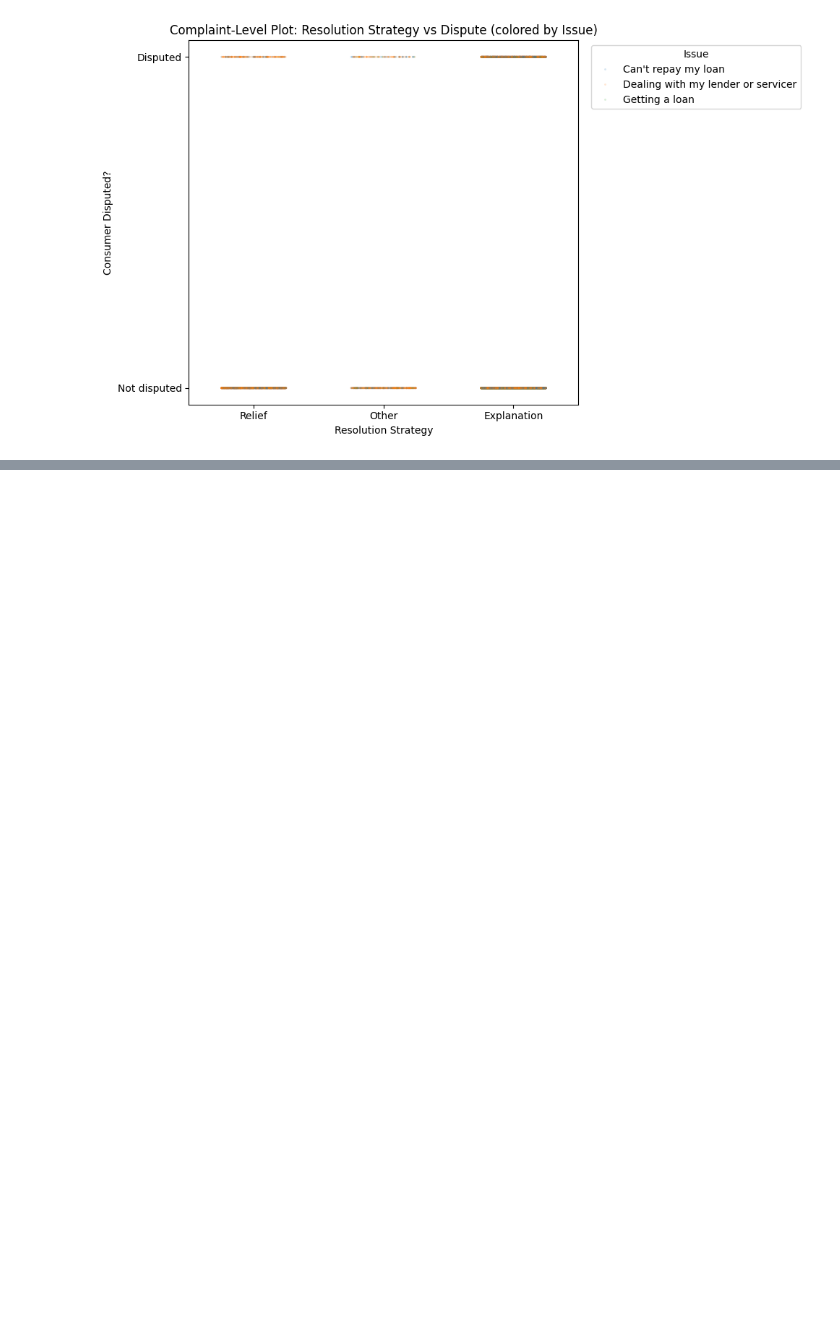
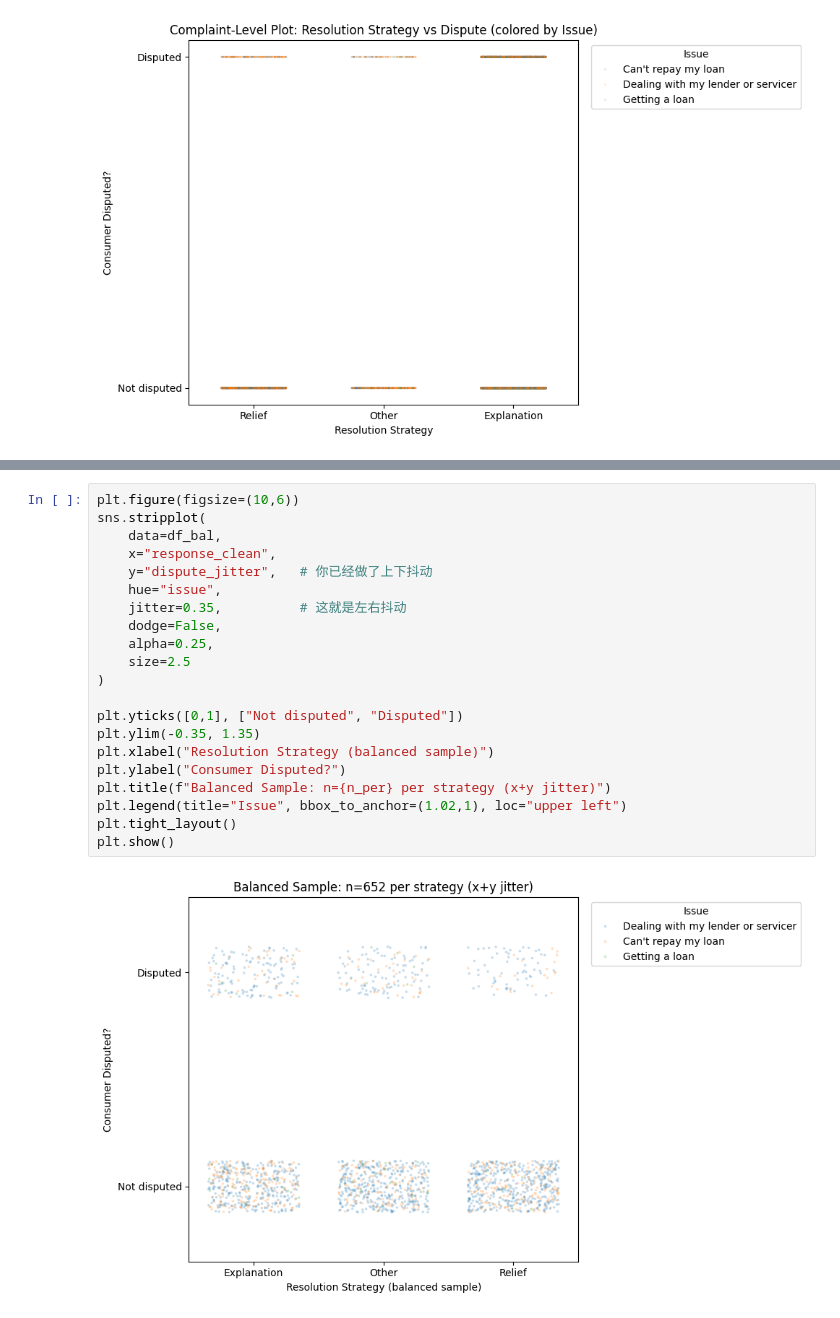
Before and after one commit to HuiqiZhao1/eco225-project-HuiqiZhao, a Jupyter notebook: Project 1/data_analysis.ipynb, the cells around one changed output, grey strips where cells are left out. Drawn from its saved outputs; the diff is of its cells as text; blank space fills up the shorter version.

```diff
--- a/Project 1/data_analysis.ipynb
+++ b/Project 1/data_analysis.ipynb
@@ -311,0 +533,23 @@ plt.show()
+# %%
+plt.figure(figsize=(10,6))
+sns.stripplot(
+    data=df_bal,
+    x="response_clean",
+    y="dispute_jitter",   # 你已经做了上下抖动
+    hue="issue",
+    jitter=0.35,          # 这就是左右抖动
+    dodge=False,
+    alpha=0.25,
+    size=2.5
+)
+
+plt.yticks([0,1], ["Not disputed", "Disputed"])
+plt.ylim(-0.35, 1.35)
+plt.xlabel("Resolution Strategy (balanced sample)")
+plt.ylabel("Consumer Disputed?")
+plt.title(f"Balanced Sample: n={n_per} per strategy (x+y jitter)")
+plt.legend(title="Issue", bbox_to_anchor=(1.02,1), loc="upper left")
+plt.tight_layout()
+plt.show()
+# %% [output]
+[figure, added]
```
Also changed, not shown: parts of 13 cells of this notebook, 7 other files.
